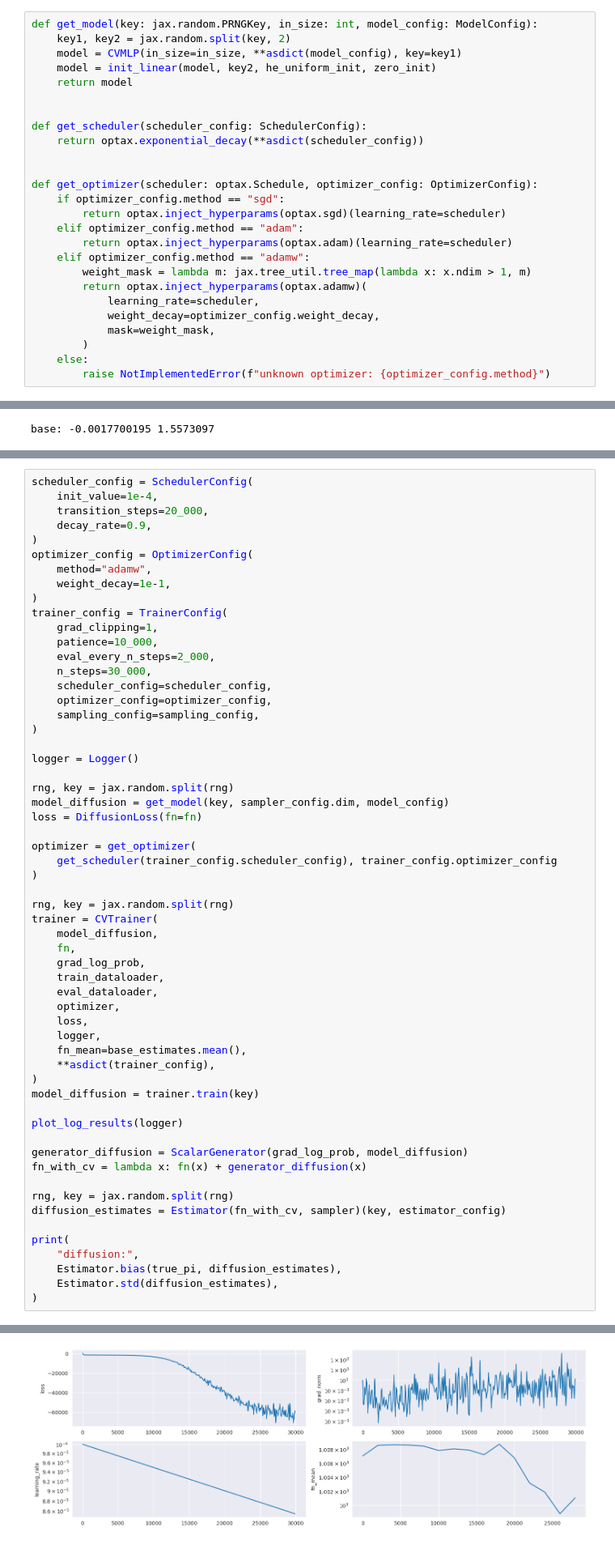
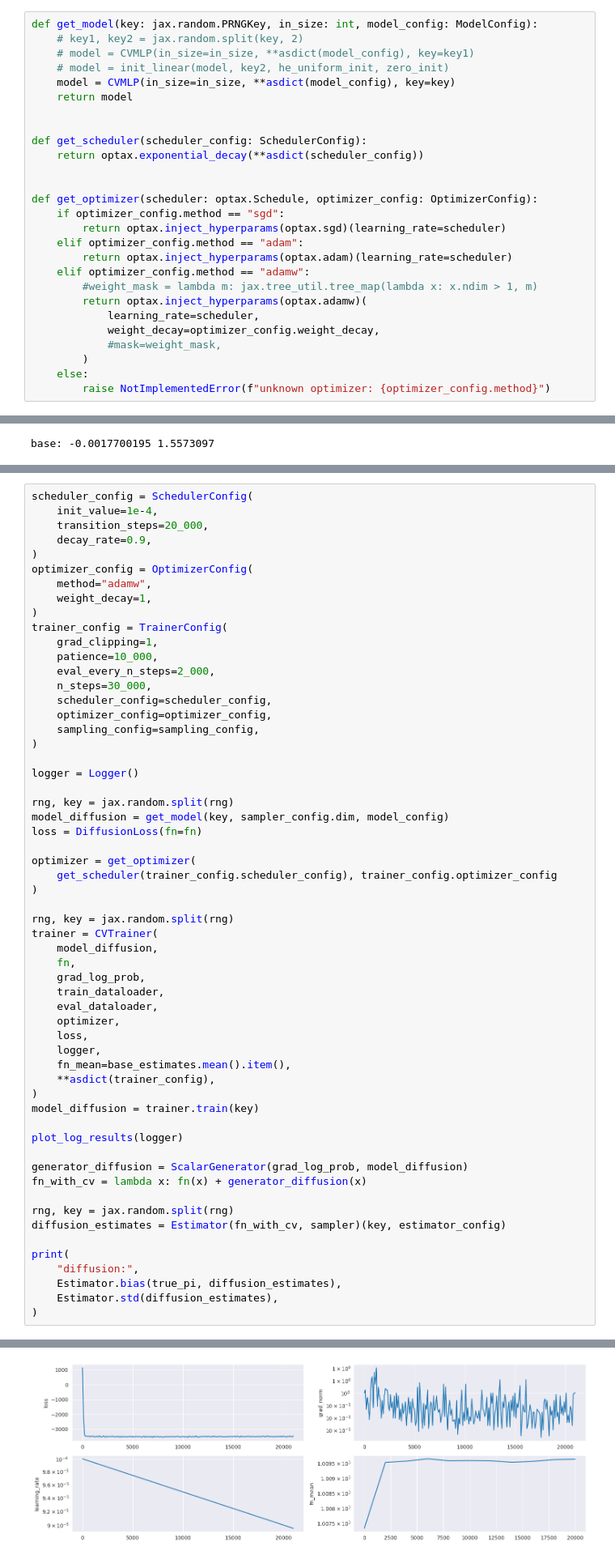
Before and after one commit to kkorolev1/mcmc-control-variates, a Jupyter notebook: diffcv.ipynb, the cells around one changed output, grey strips where cells are left out. Shown at 81% size. Saved outputs shown, nothing was run; the diff lists cells and outputs as text.

```diff
--- a/diffcv.ipynb
+++ b/diffcv.ipynb
@@ -108,9 +108,10 @@ true pi(f) =  1010.000
 [figure]
 # %%
 def get_model(key: jax.random.PRNGKey, in_size: int, model_config: ModelConfig):
-    key1, key2 = jax.random.split(key, 2)
-    model = CVMLP(in_size=in_size, **asdict(model_config), key=key1)
-    model = init_linear(model, key2, he_uniform_init, zero_init)
+    # key1, key2 = jax.random.split(key, 2)
+    # model = CVMLP(in_size=in_size, **asdict(model_config), key=key1)
+    # model = init_linear(model, key2, he_uniform_init, zero_init)
+    model = CVMLP(in_size=in_size, **asdict(model_config), key=key)
     return model
 
 
@@ -124,11 +125,11 @@ def get_optimizer(scheduler: optax.Schedule, optimizer_config: OptimizerConfig):
     elif optimizer_config.method == "adam":
         return optax.inject_hyperparams(optax.adam)(learning_rate=scheduler)
     elif optimizer_config.method == "adamw":
-        weight_mask = lambda m: jax.tree_util.tree_map(lambda x: x.ndim > 1, m)
+        #weight_mask = lambda m: jax.tree_util.tree_map(lambda x: x.ndim > 1, m)
         return optax.inject_hyperparams(optax.adamw)(
             learning_rate=scheduler,
             weight_decay=optimizer_config.weight_decay,
-            mask=weight_mask,
+            #mask=weight_mask,
         )
     else:
         raise NotImplementedError(f"unknown optimizer: {optimizer_config.method}")
@@ -181,7 +182,7 @@ scheduler_config = SchedulerConfig(
 )
 optimizer_config = OptimizerConfig(
     method="adamw",
-    weight_decay=1e-1,
+    weight_decay=1,
 )
 trainer_config = TrainerConfig(
     grad_clipping=1,
@@ -213,7 +214,7 @@ trainer = CVTrainer(
     optimizer,
     loss,
     logger,
-    fn_mean=base_estimates.mean(),
+    fn_mean=base_estimates.mean().item(),
     **asdict(trainer_config),
 )
 model_diffusion = trainer.train(key)
@@ -236,4 +238,4 @@ KeyboardInterrupt:
-[figure, old version]
+[figure, new version]
 # %%
 for layer in model_diffusion.mlp.layers:
     print("w", (layer.weight**2).sum(), layer.weight.shape)
```
Also changed, not shown: parts of 3 cells of this notebook.
